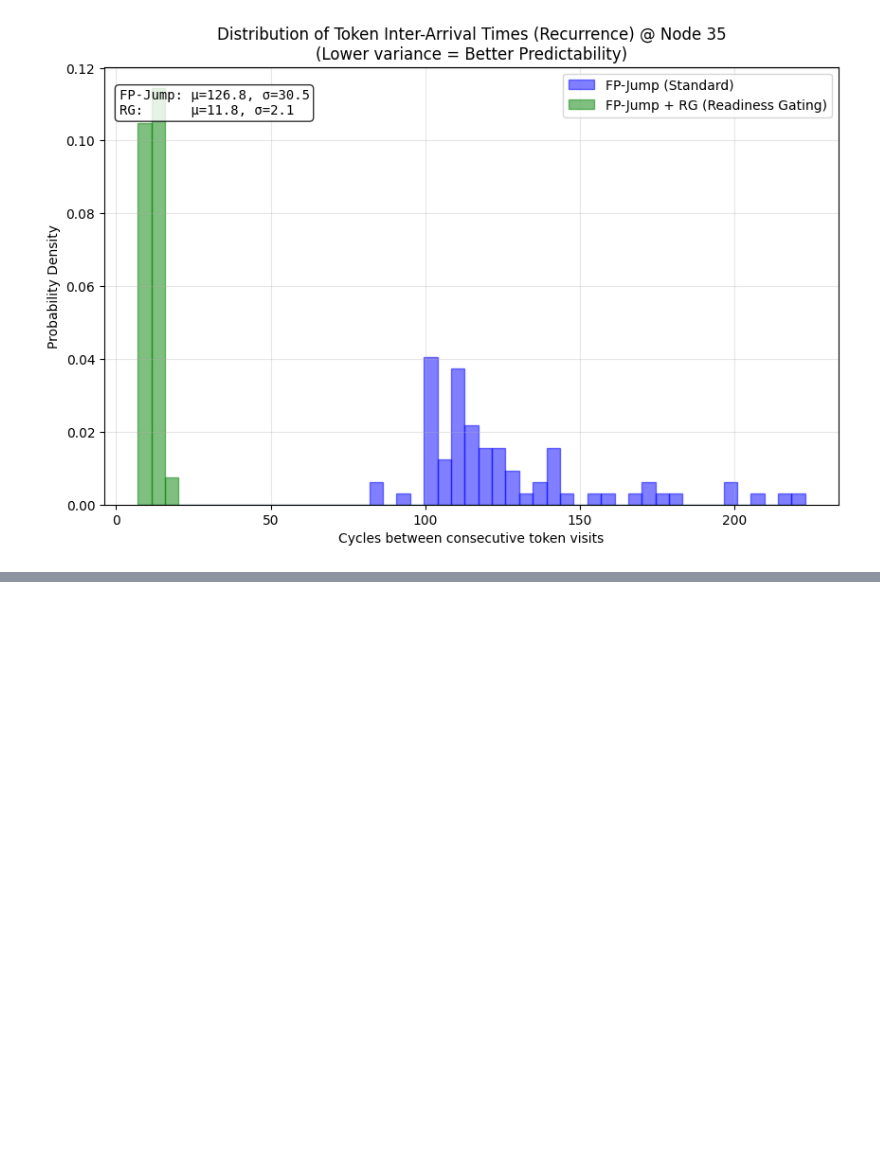
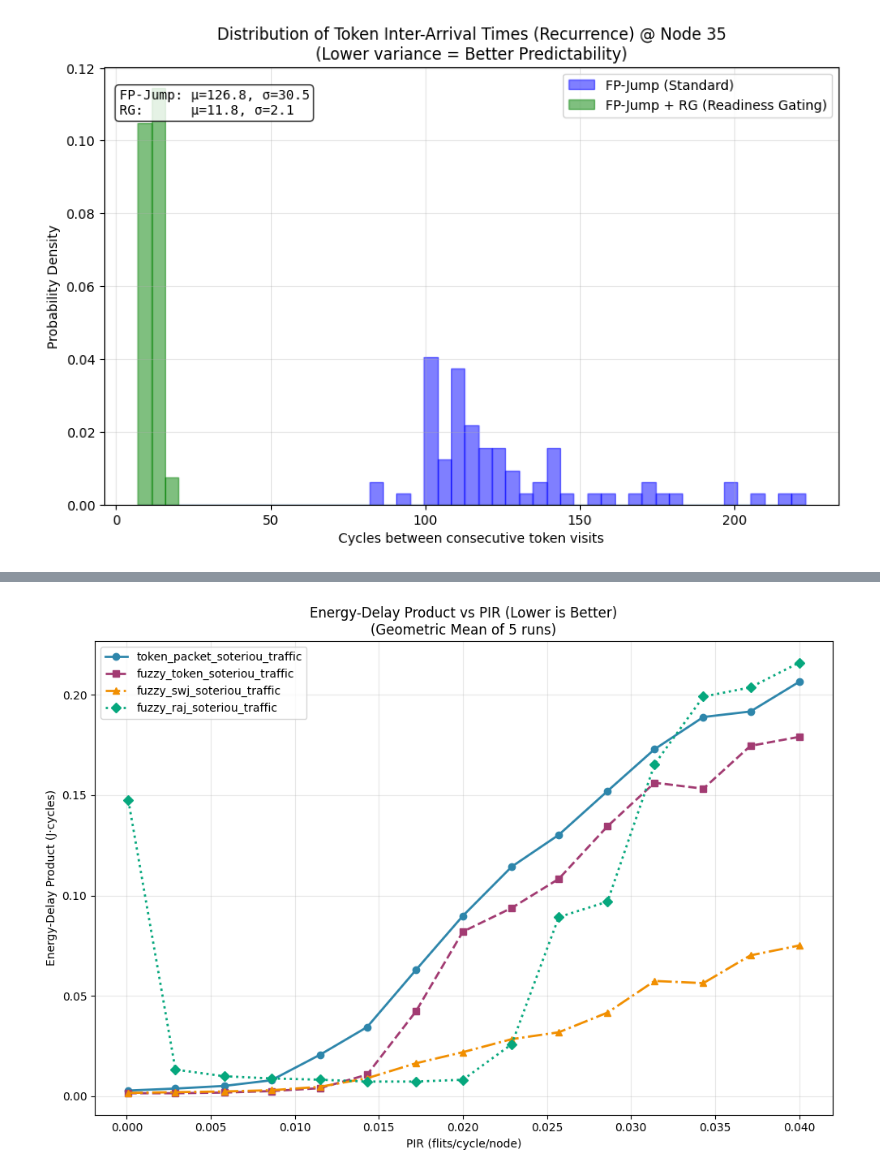
Before and after one commit to Jain-Nishkarsh/WiNoC-SOP, a Jupyter notebook: results/evaluate.ipynb, the cells around one changed output, grey strips where cells are left out. Drawn from its saved outputs; the diff is of its cells as text; code cells hidden in the pictures; blank space fills up the shorter version.

```diff
--- a/results/evaluate.ipynb
+++ b/results/evaluate.ipynb
@@ -759,0 +846,38 @@ Sweeping token_packet_8x8_64hubs ...
+# %%
+# Energy-Delay Product (EDP) Analysis
+# This metric combines performance (Delay) and efficiency (Energy).
+# Lower values indicate a better balance of low latency and low energy consumption.
+
+plt.figure(figsize=(10, 7))
+
+for idx, (label, results) in enumerate(all_results.items()):
+    # Prepare series sorted by PIR
+    by_pir = {m.get("pir"): m for m in results}
+    sorted_pirs = sorted([p for p in PIR_LIST if p in by_pir])
+
+    # Extract metrics
+    eng_values = [by_pir[p].get("total_energy", float("nan")) for p in sorted_pirs]
+    dly_values = [by_pir[p].get("global_average_delay", float("nan")) for p in sorted_pirs]
+
+    # Calculate EDP = Total Energy * Global Average Delay
+    # Note: Sometimes EDP is defined as Energy * Delay^2, but here we use Energy * Delay
+    edp_values = [e * d for e, d in zip(eng_values, dly_values)]
+
+    # Get style
+    color = COLORS[idx % len(COLORS)]
+    marker = MARKERS[idx % len(MARKERS)]
+    linestyle = LINESTYLES[idx % len(LINESTYLES)]
+
+    # Plot
+    plt.plot(sorted_pirs, edp_values, marker=marker, linewidth=2, color=color,
+             linestyle=linestyle, label=label)
+
+plt.xlabel("PIR (flits/cycle/node)")
+plt.ylabel("Energy-Delay Product (J·cycles)")
+plt.title(f"Energy-Delay Product vs PIR (Lower is Better)\n(Geometric Mean of {NUM_RUNS} runs)")
+plt.grid(True, alpha=0.3, which='both')
+plt.legend()
+plt.tight_layout()
+plt.show()
+# %% [output]
+[figure, added]
```
Also changed, not shown: parts of 4 cells of this notebook, 50 other files.
